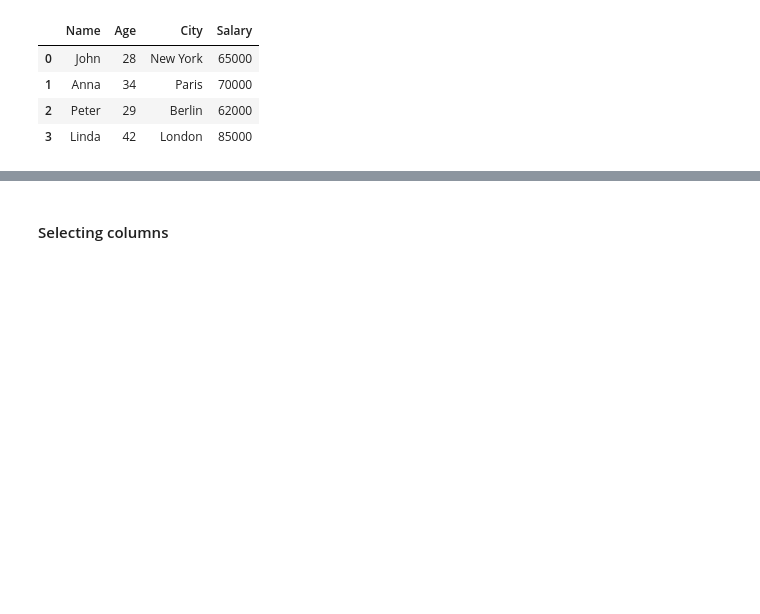
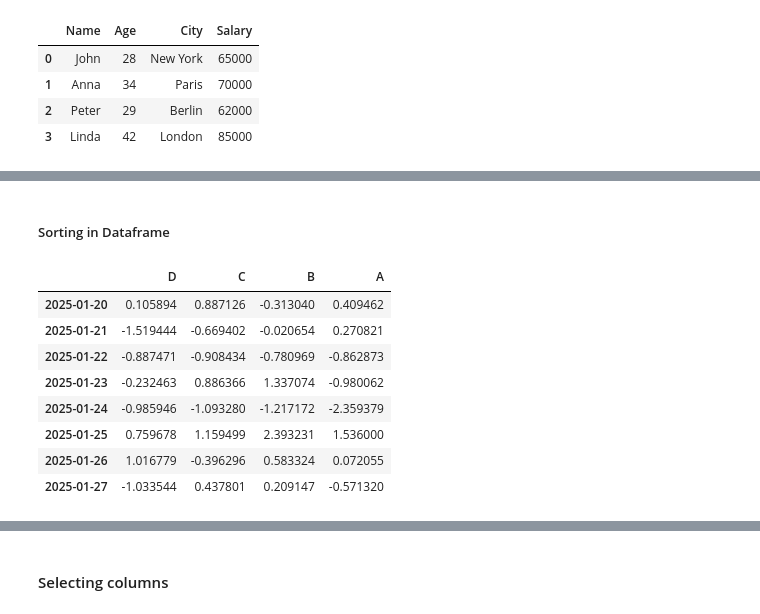
Before and after one commit to dhvanitsavani/Python-AI, a Jupyter notebook: Pandas/basics.ipynb, the cells around one changed output, grey strips where cells are left out. Saved outputs shown, nothing was run; the diff lists cells and outputs as text; code cells hidden in the pictures; blank space fills up the shorter version.

```diff
--- a/Pandas/basics.ipynb
+++ b/Pandas/basics.ipynb
@@ -87,0 +187,14 @@ df2
+# %% [markdown]
+##### Sorting in Dataframe
+# %%
+df.sort_index(axis=1, ascending=False)
+# %% [output]
+|  | D | C | B | A |
+| 2025-01-20 | 0.105894 | 0.887126 | -0.313040 | 0.409462 |
+| 2025-01-21 | -1.519444 | -0.669402 | -0.020654 | 0.270821 |
+| 2025-01-22 | -0.887471 | -0.908434 | -0.780969 | -0.862873 |
+| 2025-01-23 | -0.232463 | 0.886366 | 1.337074 | -0.980062 |
+| 2025-01-24 | -0.985946 | -1.093280 | -1.217172 | -2.359379 |
+| 2025-01-25 | 0.759678 | 1.159499 | 2.393231 | 1.536000 |
+| 2025-01-26 | 1.016779 | -0.396296 | 0.583324 | 0.072055 |
+| 2025-01-27 | -1.033544 | 0.437801 | 0.209147 | -0.571320 |
```
Also changed, not shown: parts of 26 cells of this notebook.
